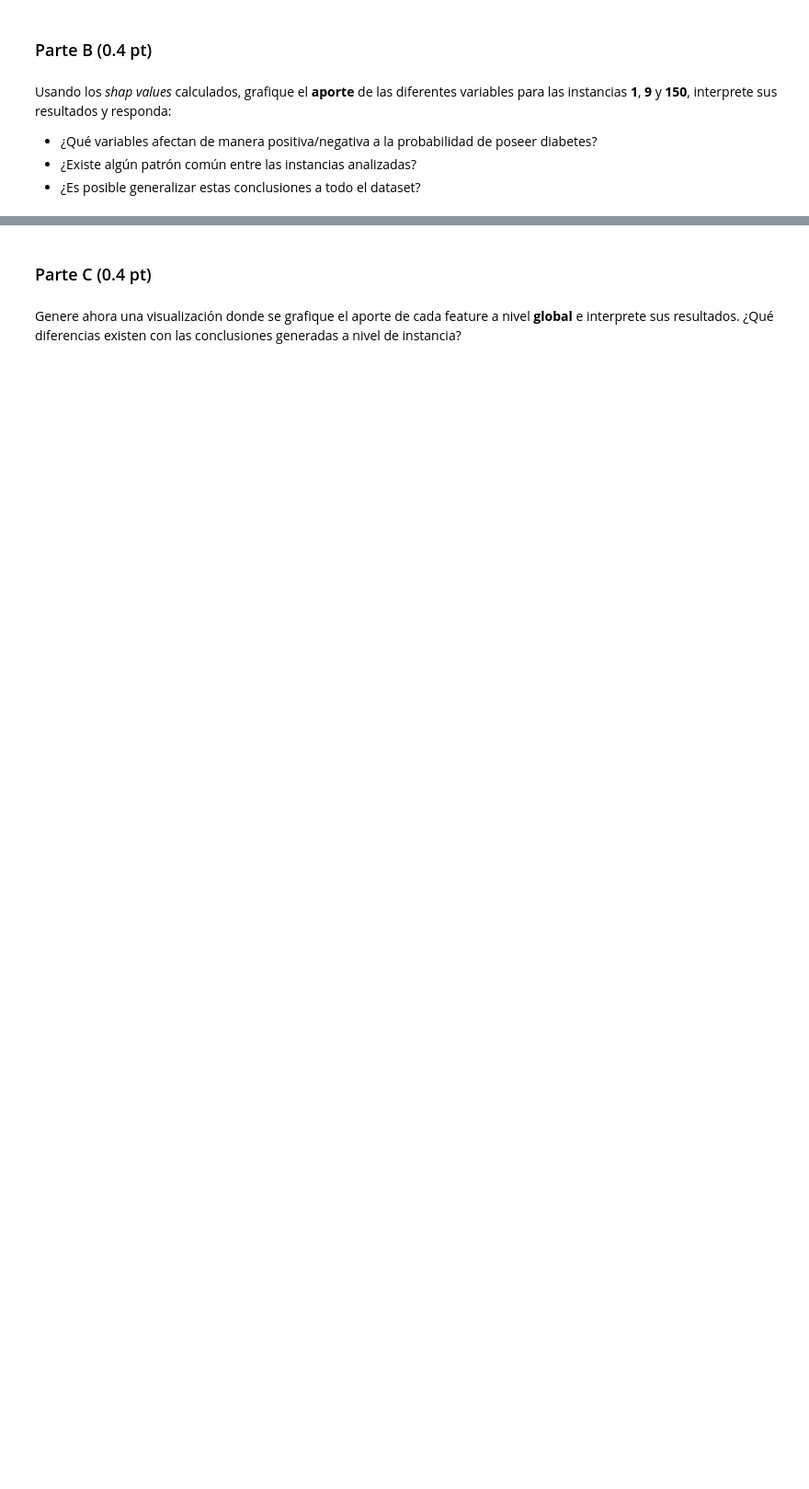
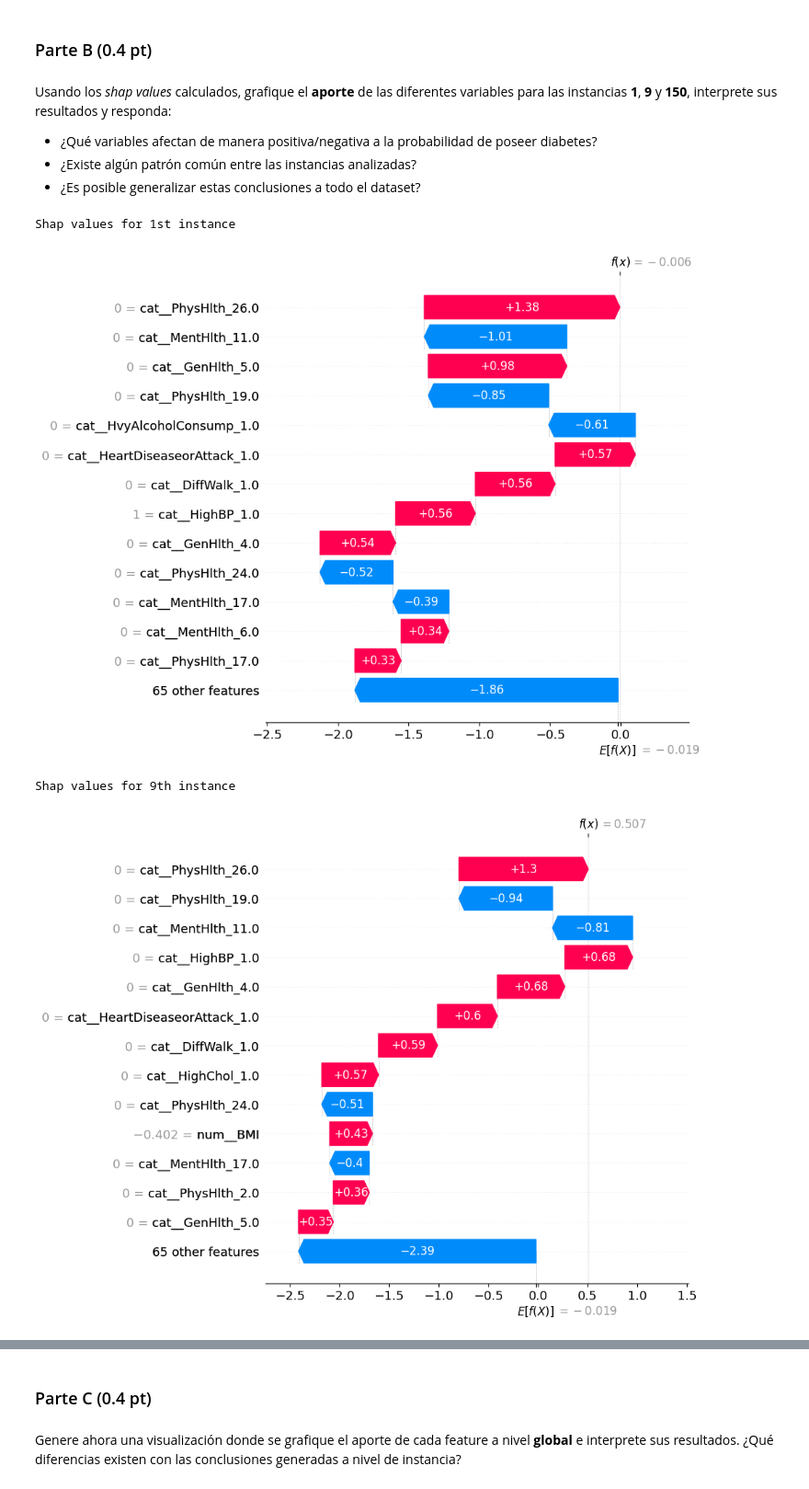
Before and after one commit to mvarasg/MDS7202-Lab-Programacion-Cientifica-MDS, a Jupyter notebook: lab10/Laboratorio10_Respuestas.ipynb, the cells around one changed output, grey strips where cells are left out. Shown at 92% size. Drawn from its saved outputs; the diff is of its cells as text; code cells hidden in the pictures; blank space fills up the shorter version.

```diff
--- a/lab10/Laboratorio10_Respuestas.ipynb
+++ b/lab10/Laboratorio10_Respuestas.ipynb
@@ -254,0 +277,15 @@ warnings.filterwarnings("ignore", message=".*The 'nopython' keyword.*")
+# %%
+# Inserte código para calcular shapley values aquí
+import shap
+
+pipeline2 = Pipeline([
+    ('column_transformer', column_transformer)
+    ])
+
+transformed_data = pipeline2.fit_transform(df).toarray()
+df_tranformed = pd.DataFrame(transformed_data, columns = pipeline2[-1].get_feature_names_out())
+
+explainer = shap.TreeExplainer(xgb)
+shap_values = explainer(df_tranformed)
+
+shap_values
@@ -263,0 +318,24 @@ Usando los *shap values* calculados, grafique el **aporte** de las diferentes va
+# %%
+# Inserte código para generar gráficos de aporte local aquíidx=23
+idx= 1
+
+print('Shap values for 1st instance')
+shap.plots.waterfall(shap_values[idx,:],
+                     max_display=14)
+
+idx= 9
+
+print(f'Shap values for {idx}th instance')
+shap.plots.waterfall(shap_values[idx,:],
+                     max_display=14)
+
+idx= 150
+
+print(f'Shap values for {idx}th instance')
+shap.plots.waterfall(shap_values[idx,:],
+                     max_display=14)
+# %% [output]
+Shap values for 1st instance
+[figure, added]
+Shap values for 9th instance
+[figure, added]
```
Also changed, not shown: parts of 16 cells of this notebook.
